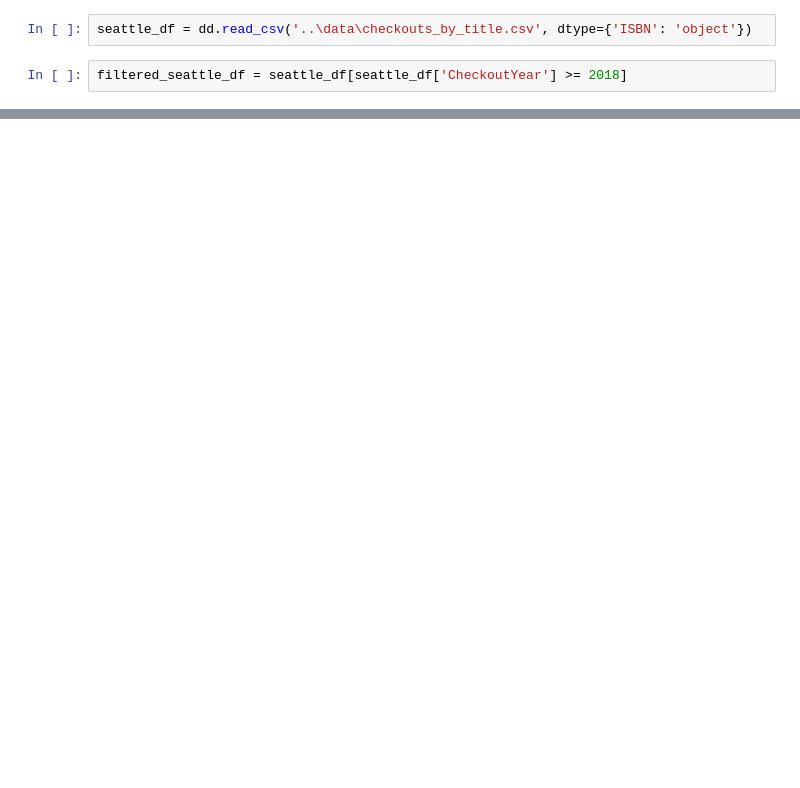
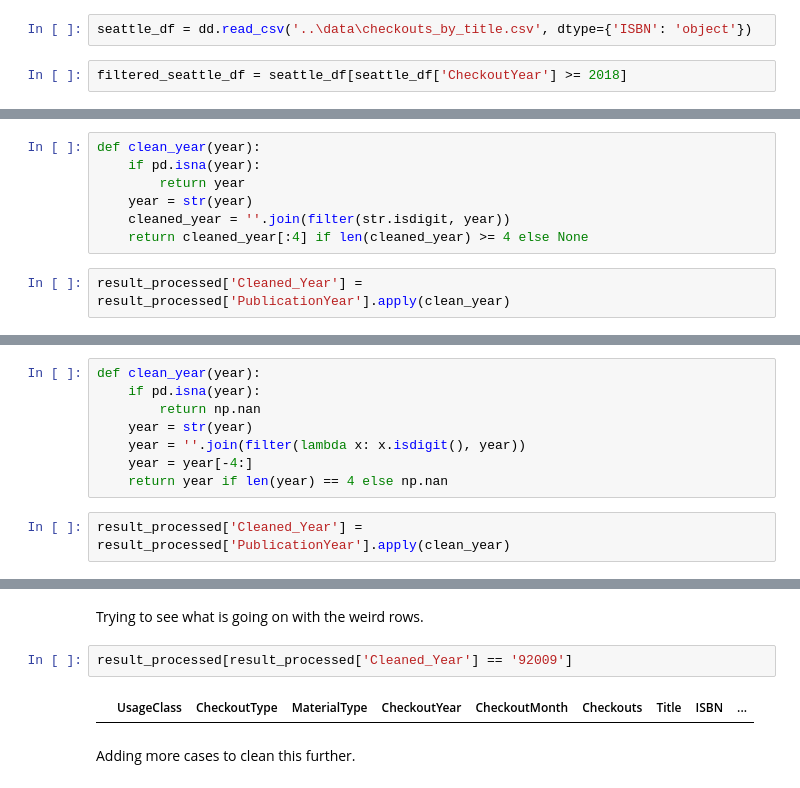
Before and after one commit to Athelize/Capstone_seattle_library, a Jupyter notebook: notebook/stephanie_capstone.ipynb, the cells around one changed output, grey strips where cells are left out. Cells and saved outputs as stored; diff of their text form; blank space fills up the shorter version.

```diff
--- a/notebook/stephanie_capstone.ipynb
+++ b/notebook/stephanie_capstone.ipynb
@@ -67,0 +148,9 @@ result['Possible ISBN-13'] = result['Possible ISBN-13'].str.strip()
+# %%
+def clean_year(year):
+    if pd.isna(year):
+        return year
+    year = str(year)
+    cleaned_year = ''.join(filter(str.isdigit, year))
+    return cleaned_year[:4] if len(cleaned_year) >= 4 else None
+# %%
+result_processed['Cleaned_Year'] = result_processed['PublicationYear'].apply(clean_year)
@@ -67,0 +179,10 @@ result['Possible ISBN-13'] = result['Possible ISBN-13'].str.strip()
+# %%
+def clean_year(year):
+    if pd.isna(year):
+        return np.nan
+    year = str(year)
+    year = ''.join(filter(lambda x: x.isdigit(), year))
+    year = year[-4:]
+    return year if len(year) == 4 else np.nan
+# %%
+result_processed['Cleaned_Year'] = result_processed['PublicationYear'].apply(clean_year)
@@ -67,0 +209,8 @@ result['Possible ISBN-13'] = result['Possible ISBN-13'].str.strip()
+# %% [markdown]
+Trying to see what is going on with the weird rows.
+# %%
+result_processed[result_processed['Cleaned_Year'] == '92009']
+# %% [output]
+|  | UsageClass | CheckoutType | MaterialType | CheckoutYear | CheckoutMonth | Checkouts | Title | ISBN | ... |
+# %% [markdown]
+Adding more cases to clean this further.
```
Also changed, not shown: parts of 53 cells of this notebook.
